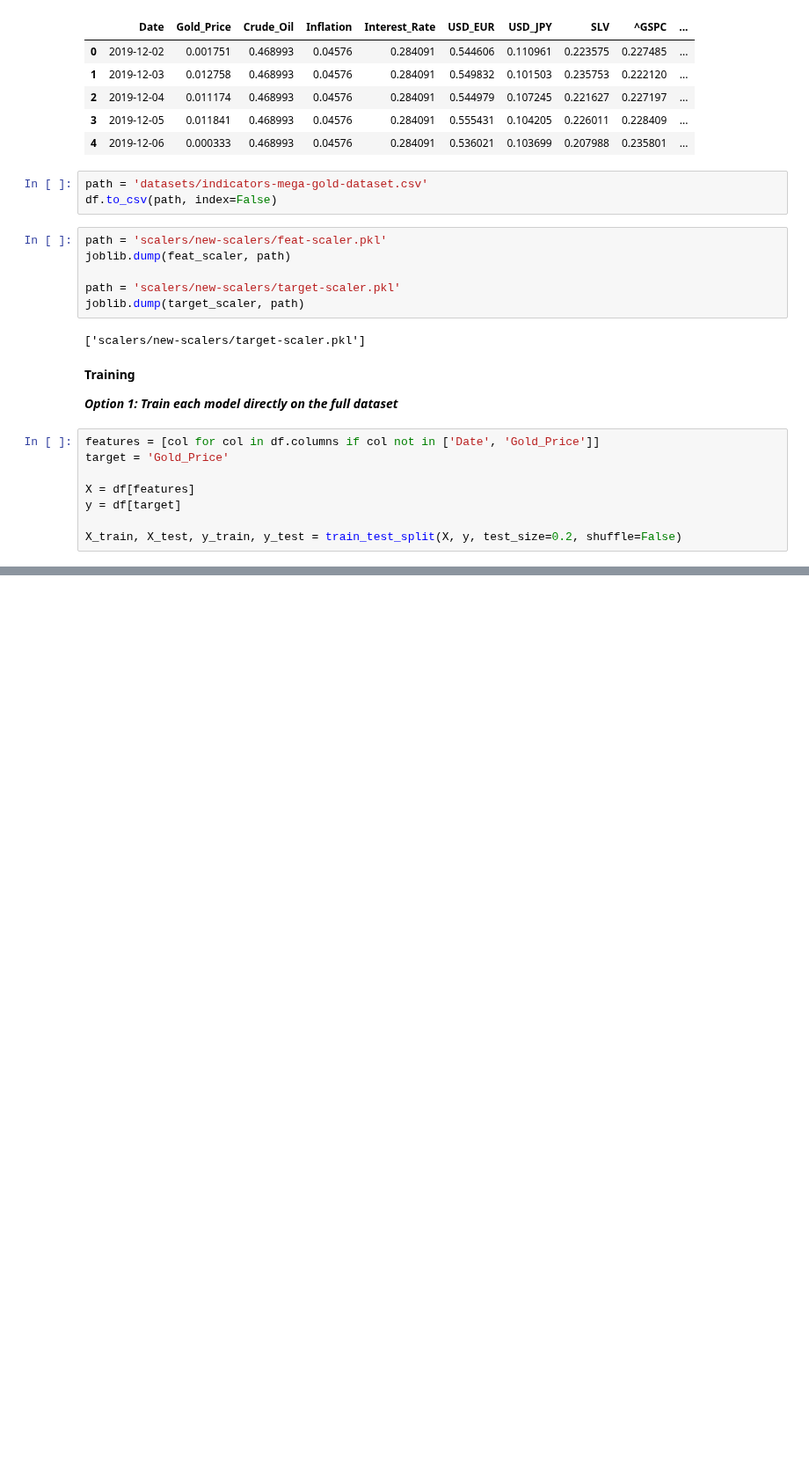
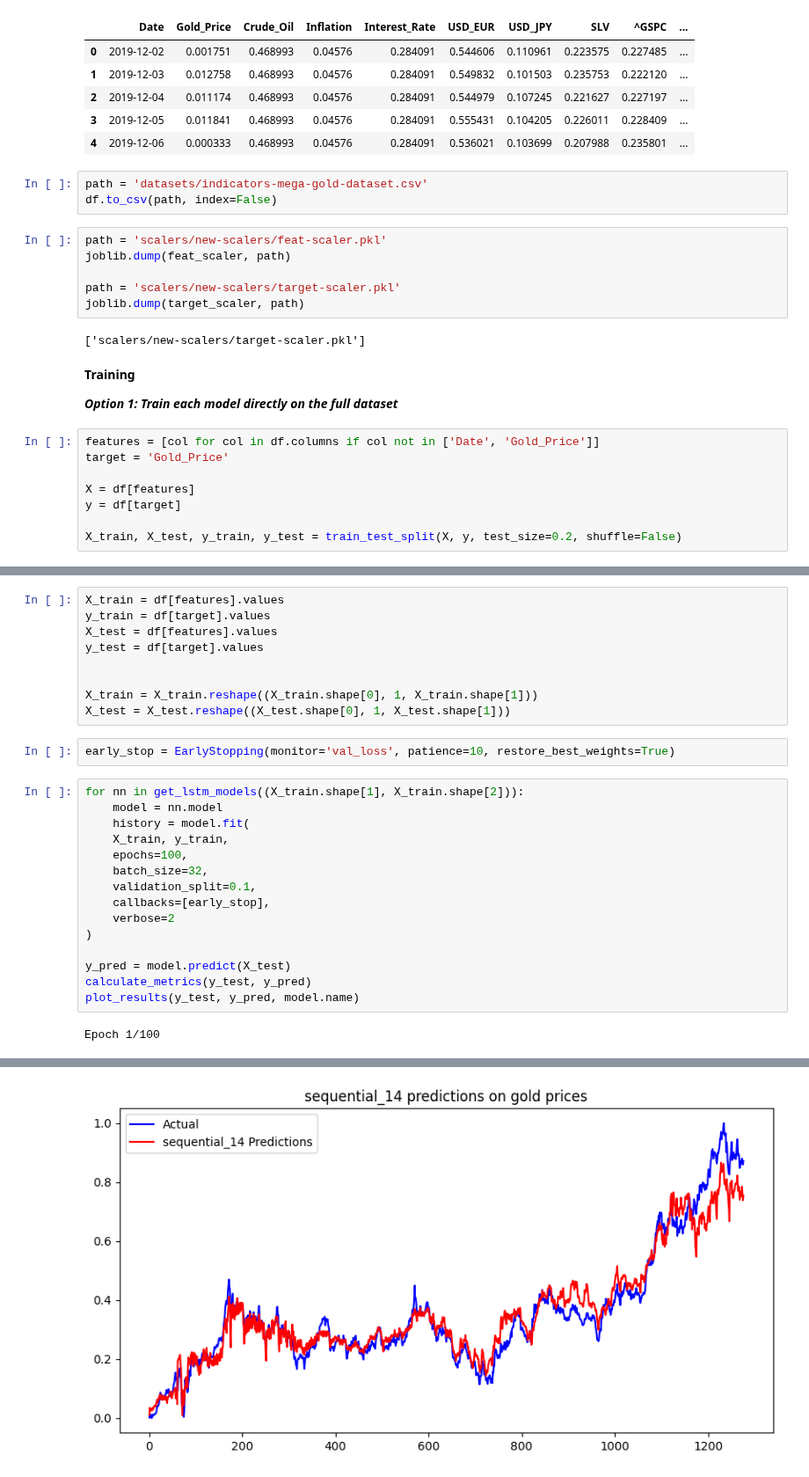
Before and after one commit to sejfovskienes/training_model, a Jupyter notebook: last-1/all-in-one.ipynb, the cells around one changed output, grey strips where cells are left out. Shown at 88% size. Saved outputs shown, nothing was run; the diff lists cells and outputs as text; blank space fills up the shorter version.

```diff
--- a/last-1/all-in-one.ipynb
+++ b/last-1/all-in-one.ipynb
@@ -264,0 +318,28 @@ for model in get_
+# %%
+X_train = df[features].values
+y_train = df[target].values
+X_test = df[features].values
+y_test = df[target].values
+
+
+X_train = X_train.reshape((X_train.shape[0], 1, X_train.shape[1]))
+X_test = X_test.reshape((X_test.shape[0], 1, X_test.shape[1]))
+# %%
+early_stop = EarlyStopping(monitor='val_loss', patience=10, restore_best_weights=True)
+# %%
+for nn in get_lstm_models((X_train.shape[1], X_train.shape[2])):
+    model = nn.model
+    history = model.fit(
+    X_train, y_train,
+    epochs=100,
+    batch_size=32,
+    validation_split=0.1,
+    callbacks=[early_stop],
+    verbose=2
+)
+
+y_pred = model.predict(X_test)
+calculate_metrics(y_test, y_pred)
+plot_results(y_test, y_pred, model.name)
+# %% [output]
+Epoch 1/100
@@ -264,0 +363 @@ for model in get_
+[figure, added]
```
Also changed, not shown: parts of 8 cells of this notebook, 1 other file.
